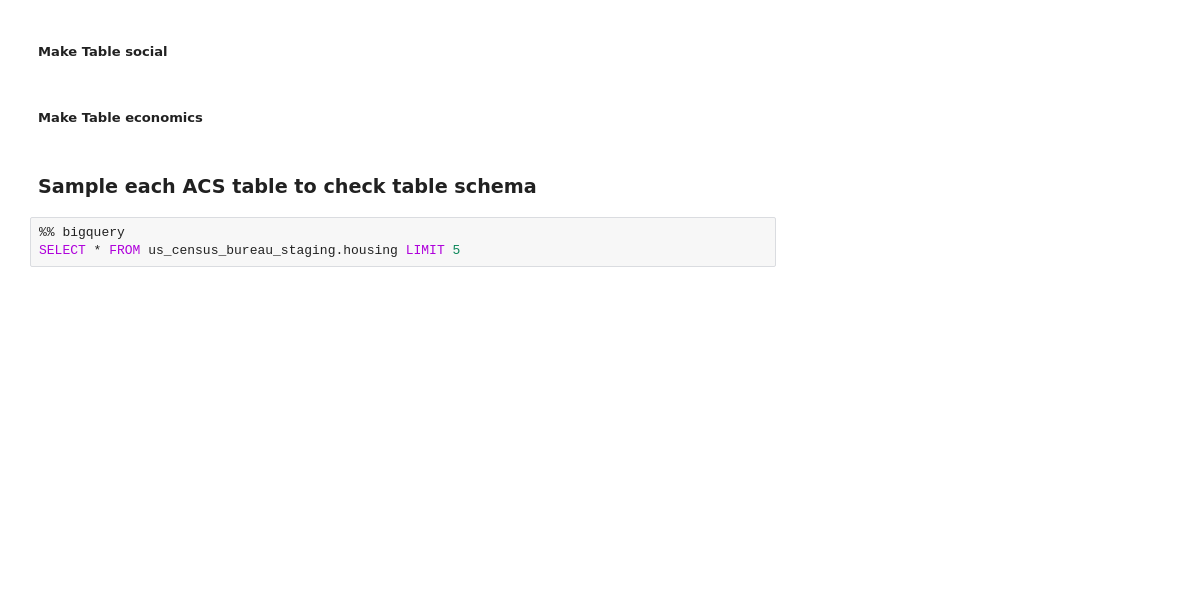
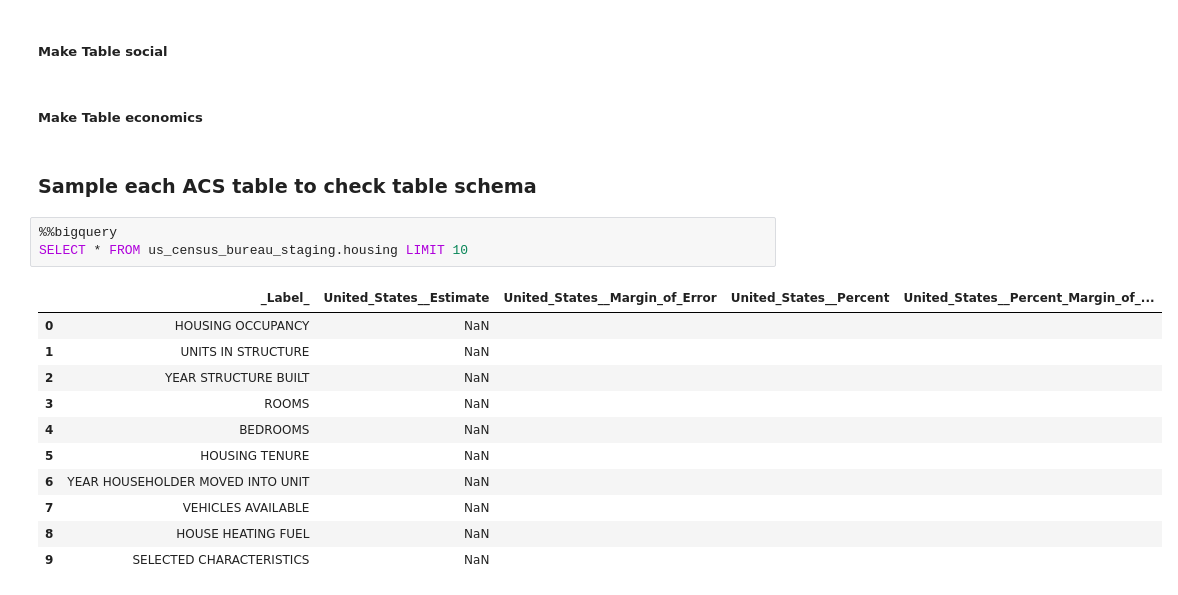
Before and after one commit to kimmisin/Elements-of-Databases, a Jupyter notebook: milestone1.ipynb, the cells around one changed output. Drawn from its saved outputs; the diff is of its cells as text; blank space fills up the shorter version.

```diff
--- a/milestone1.ipynb
+++ b/milestone1.ipynb
@@ -369,6 +387,18 @@ gs://covid_acs_bucket/acs/demographics.csv
 # %% [markdown]
 ### Sample each ACS table to check table schema
 # %%
-%% bigquery
-SELECT * FROM us_census_bureau_staging.housing LIMIT 5
+%%bigquery
+SELECT * FROM us_census_bureau_staging.housing LIMIT 10
+# %% [output]
+|  | _Label_ | United_States__Estimate | United_States__Margin_of_Error | United_States__Percent | United_States__Percent_Margin_of_... |
+| 0 | HOUSING OCCUPANCY | NaN |  |  |  |
+| 1 | UNITS IN STRUCTURE | NaN |  |  |  |
+| 2 | YEAR STRUCTURE BUILT | NaN |  |  |  |
+| 3 | ROOMS | NaN |  |  |  |
+| 4 | BEDROOMS | NaN |  |  |  |
+| 5 | HOUSING TENURE | NaN |  |  |  |
+| 6 | YEAR HOUSEHOLDER MOVED INTO UNIT | NaN |  |  |  |
+| 7 | VEHICLES AVAILABLE | NaN |  |  |  |
+| 8 | HOUSE HEATING FUEL | NaN |  |  |  |
+| 9 | SELECTED CHARACTERISTICS | NaN |  |  |  |
 # %%
```
Also changed, not shown: parts of 8 cells of this notebook.
